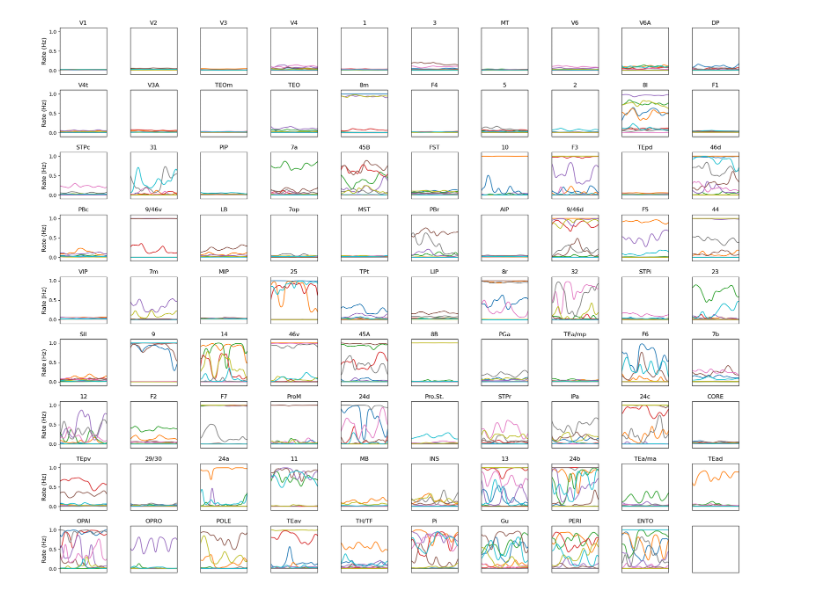
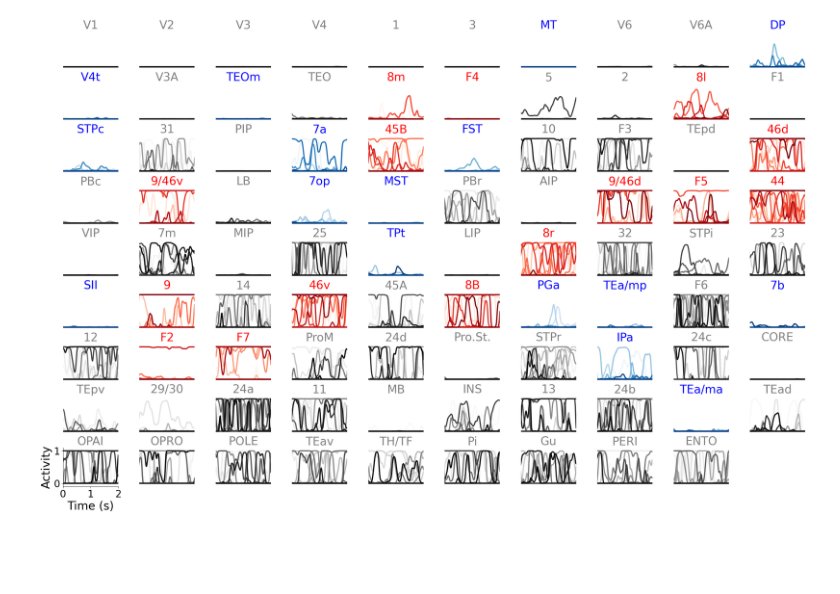
Before and after one commit to ulisespereira/brainwide, a Jupyter notebook: Fig3/fig3_dyn.ipynb, the cells around one changed output. Drawn from its saved outputs; the diff is of its cells as text; code cells hidden in the pictures; blank space fills up the shorter version.

```diff
--- a/Fig3/fig3_dyn.ipynb
+++ b/Fig3/fig3_dyn.ipynb
@@ -123,20 +123,21 @@ for l in range(89):
 
 #creating connectivity
 connectivity = CorticalConnectivity(modelparams, connectivity_params)
-connectivity.hebbian_symmetric.p_asym = 15
+connectivity.hebbian_symmetric.p_asym = 8
 connectivity.hebbian_symmetric.p_sym = 1
 inds = []
-amp_inds = [(2,0), (0,2)]
+amp_inds = [(2,0), (0,2.13)]
 inds.append(connectivity_params['clustered_areas']['areas5'])
 inds.append(connectivity_params['clustered_areas']['areas3'])
 connectivity.hebbian_symmetric.update_indexes(inds, amp_inds)
 # %%
 #creating network
 modelparams['period'] = 8.
-modelparams['beta'] = 1.8#1.5
+#modelparams['beta'] = 1.9#1.5
+#modelparams['h0'] = 1.13#1.1
+modelparams['g_p'] = 0
+modelparams['beta'] = 3.7#1.5
 modelparams['h0'] = 1.13#1.1
-modelparams['g_p'] = 0
-
 
 
 task = working_memory_task(modelparams, connectivity)
@@ -169,56 +177,90 @@ from cycler import cycler
 #results = pickle.load(open('data/gradient_chaos/sim_0.011.p', 'rb'))
 time = results['time']
 r_ctx = results['rates_ctx']
-name_grad = 'gradient_low_rank.pdf'
+name_grad = 'figures/S_attractors_rates.pdf'
+
+lw_ov = 2
+lw_fr = 3
 
 
-fs=12
+ov_color = 'blue'
+m_fr_color = 'orange'
+s_ticks = 24
+
+fs=28
 N_block = modelparams['N_block'] # resolution saved nurons
 N_recorded = modelparams['N_recorded'] # resolution saved nurons
 N_neu =int( N_block/int(N_block/N_recorded)) #number recorded neurons
 colors = plt.cm.hsv(np.linspace(0,1, N_neu))
 names_ctx, inds_full = names_inds_ctx()
 dt = modelparams['dt']
-t_start = modelparams['period'] - 3
 t_stop = modelparams['period']
-t_end = r_ctx.shape[0] * dt
+t_end = t_stop
+
+
+
+colors_blues = plt.cm.Blues(np.linspace(0,1, N_neu))
+colors_reds = plt.cm.Reds(np.linspace(0, 1 , N_neu))
+colors_greys = plt.cm.Greys(np.linspace(0, 1 , N_neu))
 
 # plotting altoghether
-fig, ax = plt.subplots(figsize=(20, 16),nrows=9, ncols=10)
+fig, ax = plt.subplots(figsize=(26, 16),nrows=9, ncols=10)
 fig.tight_layout()
 l=0
 n_row= 0
 for row in ax:
     n_col=0
     for col in row:
         time = np.linspace(0, t_end , r_ctx.shape[0])
         if l<=88:
             ind_1 = l * N_neu
             ind_2 = (l+1) * N_neu
             #col.set_prop_cycle(cycler('color', colors))
-            col.plot(time, r_ctx[:, ind_1: ind_2:20])
-            col.set_title(names_ctx[l],fontsize = fs)
+            if l in inds[0]:
+                color = 'red'
+                for k in range(l * N_neu, (l+1)* N_neu, 10):
+                    col.plot(time, r_ctx[:, k], lw=lw_fr, color = colors_reds[k - l* N_neu])
+            elif l in inds[1]:
+                color = 'blue'
+                for k in range(l * N_neu, (l+1)* N_neu, 10):
+                    col.plot(time, r_ctx[:, k], lw=lw_fr, color = colors_blues[k - l* N_neu])
+            else:
+                color = 'grey'
+                for k in range(l * N_neu, (l+1)* N_neu, 10):
+                    col.plot(time, r_ctx[:, k], lw=lw_fr, color = colors_greys[k - l* N_neu])
+            col.set_title(names_ctx[l],fontsize = fs, color = color)
         col.set_ylim([-.1,1.1])
-        col.set_xlim([t_start, t_end])
-        col.axvline(x=t_start, ymin=0, ymax=200, ls = '--',color='gray')
+        col.set_xlim([t_end-2, t_end])
         if n_col!=0:
             col.set_yticks([])
-        if n_row!=9:
             col.set_xticks([])
-        if n_col==0:
-            col.set_ylabel('Rate (Hz)', fontsize =fs)
-        if n_row==9:
+            col.spines['right'].set_visible(False)
+            col.spines['top'].set_visible(False)
+            col.spines['left'].set_visible(False)
+            col.spines['bottom'].set_visible(False)
+        if n_row!=8:
+            col.set_xticks([])
+            col.set_yticks([])
+            col.spines['right'].set_visible(False)
+            col.spines['top'].set_visible(False)
+            col.spines['left'].set_visible(False)
+            col.spines['bottom'].set_visible(False)
+        if n_col==0 and n_row==8:
+            col.set_ylabel('Activity', fontsize =fs)
+            col.set_yticks([0, 1])
+            col.set_yticklabels([0, 1], fontsize = s_ticks)
             col.set_xlabel('Time (s)', fontsize = fs)
-            col.set_xticks([x for x in np.arange(t_start-2, t_start+2,2)])
-            col.set_xticklabels([x for x in np.arange(-2,2,2)])
+            col.set_xticks([t_end-2, t_end-1, t_end])
+            col.set_xticklabels([0, 1,  2], fontsize = s_ticks)
+            col.spines['right'].set_visible(False)
+            col.spines['top'].set_visible(False)
 
         l+=1
         n_col+=1
     n_row+=1
-    #plt.savefig(name, bbox_inches='tight')
-plt.savefig(name_grad, bbox_inches='tight')
+#plt.savefig(name_grad, bbox_inches='tight')
 # %% [output]
-[figure, old version]
+[figure, new version]
 # %%
 
 time = results['time']
```
Also changed, not shown: parts of 18 cells of this notebook, 1 other file.
